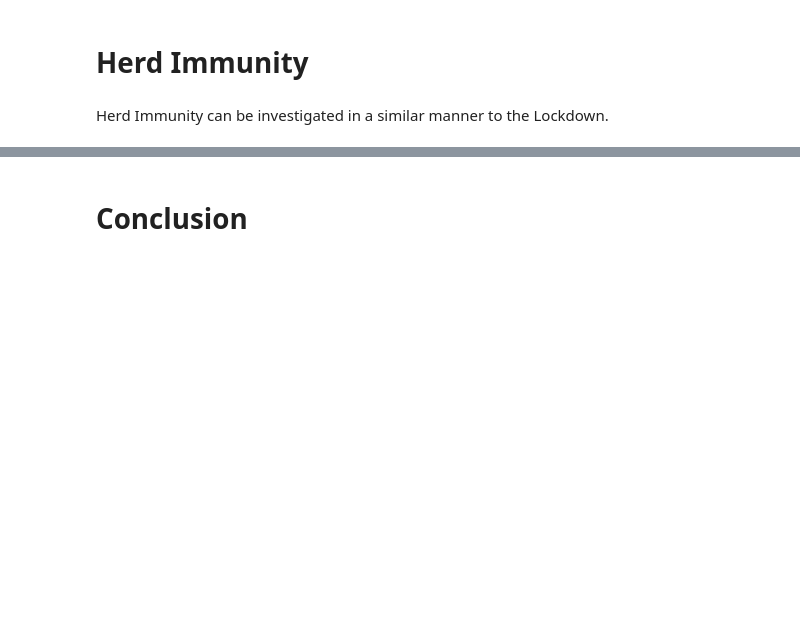
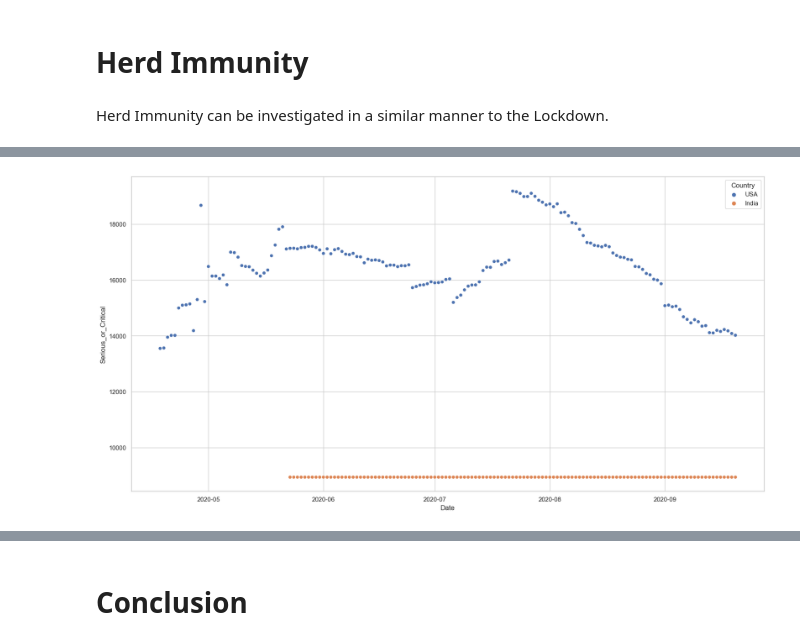
Before and after one commit to data301-2021-summer2/project-group18-project, a Jupyter notebook: analysis/Anikait/Task 3-EDA.ipynb, the cells around one changed output, grey strips where cells are left out. Saved outputs shown, nothing was run; the diff lists cells and outputs as text; code cells hidden in the pictures; blank space fills up the shorter version.

```diff
--- a/analysis/Anikait/Task 3-EDA.ipynb
+++ b/analysis/Anikait/Task 3-EDA.ipynb
@@ -114,0 +202,6 @@ df_India_Herd = df_India_Herd.drop(labels = "Population", axis = 1)
+# %%
+sns.set_style("whitegrid")
+plot2 = sns.scatterplot(x = "Date", y = "Serious_or_Critical", hue = "Country", data = df_herd)
+plt.show()
+# %% [output]
+[figure, added]
```
Also changed, not shown: parts of 15 cells of this notebook, 1 other file.
